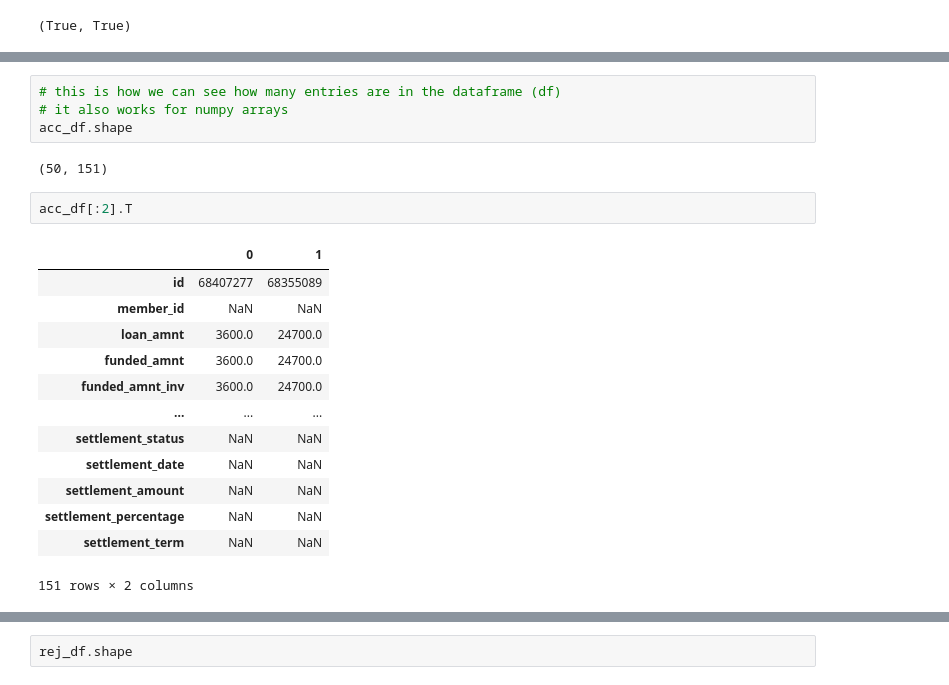
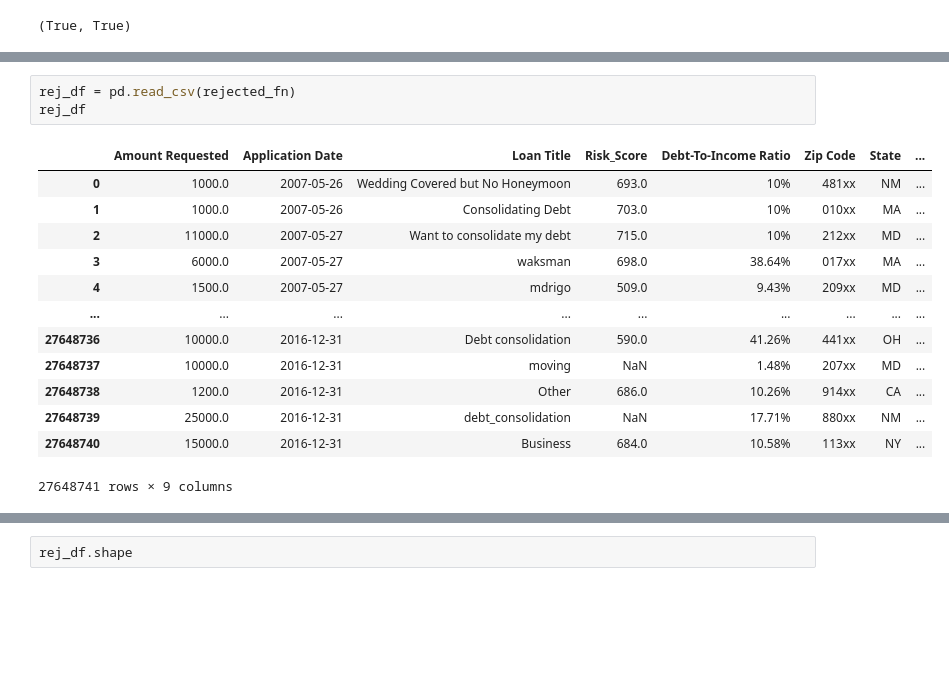
Before and after one commit to TechInTerh/VSWAM, a Jupyter notebook: eda-with-python.ipynb, the cells around one changed output, grey strips where cells are left out. Saved outputs shown, nothing was run; the diff lists cells and outputs as text; blank space fills up the shorter version.

```diff
--- a/eda-with-python.ipynb
+++ b/eda-with-python.ipynb
@@ -69,22 +55,17 @@ acc_df
-# %%
-# this is how we can see how many entries are in the dataframe (df)
-# it also works for numpy arrays
-acc_df.shape
-# %% [output]
-(50, 151)
-# %%
-acc_df[:2].T
-# %% [output]
-|  | 0 | 1 |
-| id | 68407277 | 68355089 |
-| member_id | NaN | NaN |
-| loan_amnt | 3600.0 | 24700.0 |
-| funded_amnt | 3600.0 | 24700.0 |
-| funded_amnt_inv | 3600.0 | 24700.0 |
-| ... | ... | ... |
-| settlement_status | NaN | NaN |
-| settlement_date | NaN | NaN |
-| settlement_amount | NaN | NaN |
-| settlement_percentage | NaN | NaN |
-| settlement_term | NaN | NaN |
-151 rows × 2 columns
+# %%
+rej_df = pd.read_csv(rejected_fn)
+rej_df
+# %% [output]
+|  | Amount Requested | Application Date | Loan Title | Risk_Score | Debt-To-Income Ratio | Zip Code | State | ... |
+| 0 | 1000.0 | 2007-05-26 | Wedding Covered but No Honeymoon | 693.0 | 10% | 481xx | NM | ... |
+| 1 | 1000.0 | 2007-05-26 | Consolidating Debt | 703.0 | 10% | 010xx | MA | ... |
+| 2 | 11000.0 | 2007-05-27 | Want to consolidate my debt | 715.0 | 10% | 212xx | MD | ... |
+| 3 | 6000.0 | 2007-05-27 | waksman | 698.0 | 38.64% | 017xx | MA | ... |
+| 4 | 1500.0 | 2007-05-27 | mdrigo | 509.0 | 9.43% | 209xx | MD | ... |
+| ... | ... | ... | ... | ... | ... | ... | ... | ... |
+| 27648736 | 10000.0 | 2016-12-31 | Debt consolidation | 590.0 | 41.26% | 441xx | OH | ... |
+| 27648737 | 10000.0 | 2016-12-31 | moving | NaN | 1.48% | 207xx | MD | ... |
+| 27648738 | 1200.0 | 2016-12-31 | Other | 686.0 | 10.26% | 914xx | CA | ... |
+| 27648739 | 25000.0 | 2016-12-31 | debt_consolidation | NaN | 17.71% | 880xx | NM | ... |
+| 27648740 | 15000.0 | 2016-12-31 | Business | 684.0 | 10.58% | 113xx | NY | ... |
+27648741 rows × 9 columns
```
Also changed, not shown: parts of 16 cells of this notebook, 5 other files.
